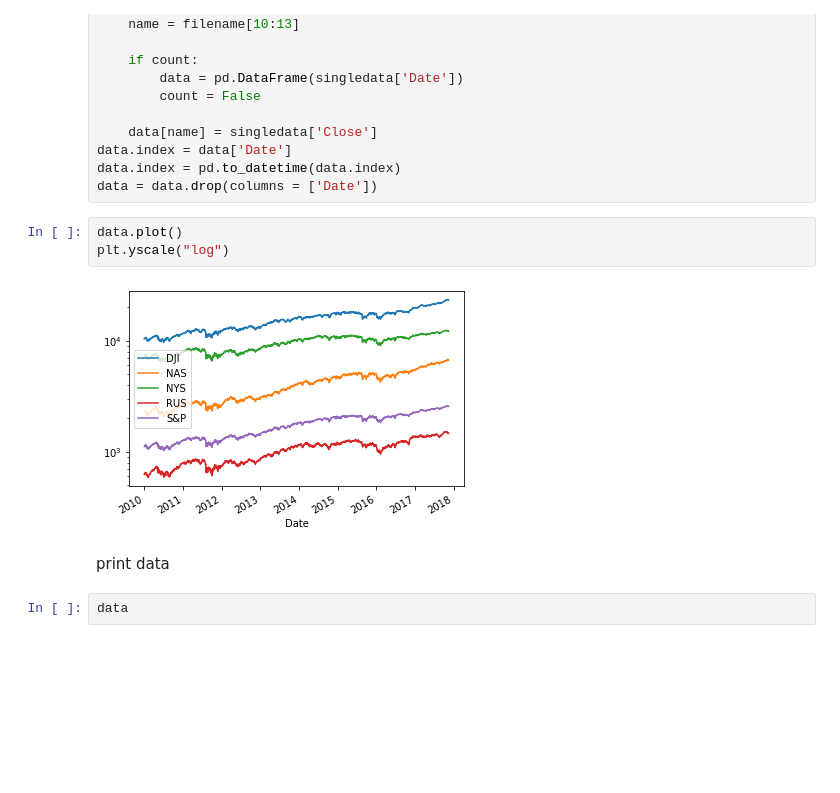
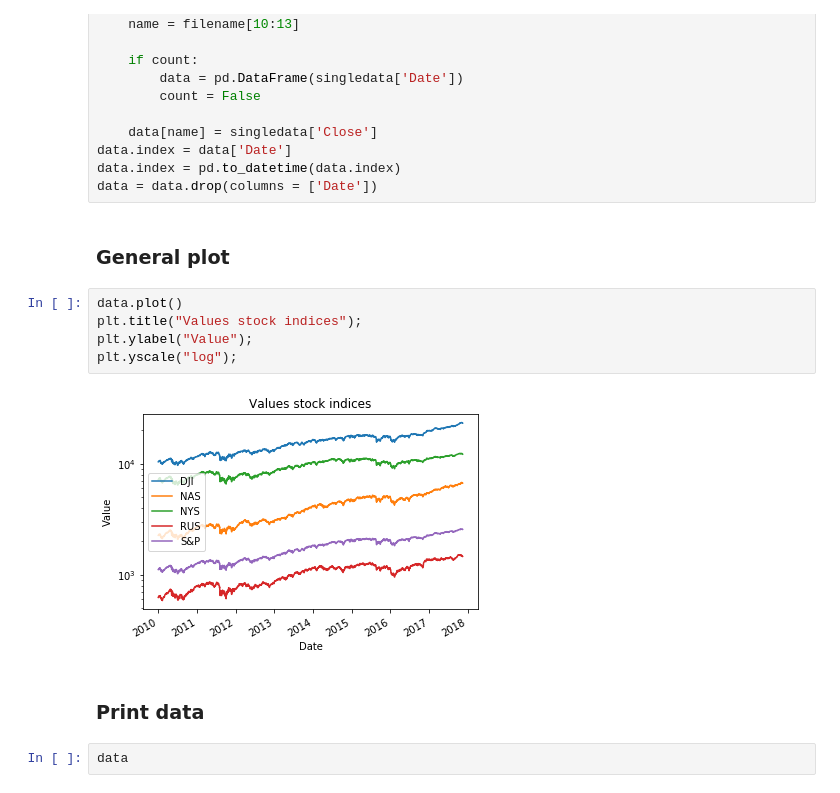
Before and after one commit to SjoerdGn/copulabayesnet, a Jupyter notebook: examples/various_examples.ipynb, the cells around one changed output. Cells and saved outputs as stored; diff of their text form; blank space fills up the shorter version.

```diff
--- a/examples/various_examples.ipynb
+++ b/examples/various_examples.ipynb
@@ -38,13 +38,17 @@ for file in os.listdir(directory):
 data.index = data['Date']
 data.index = pd.to_datetime(data.index)
 data = data.drop(columns = ['Date'])
+# %% [markdown]
+### General plot
 # %%
 data.plot()
-plt.yscale("log")
+plt.title("Values stock indices");
+plt.ylabel("Value");
+plt.yscale("log");
 # %% [output]
-[figure, old version]
+[figure, new version]
-# %% [markdown]
-print data
+# %% [markdown]
+### Print data
 # %%
 data
 # %% [output]
```
Also changed, not shown: parts of 23 cells of this notebook, 2 other files.
